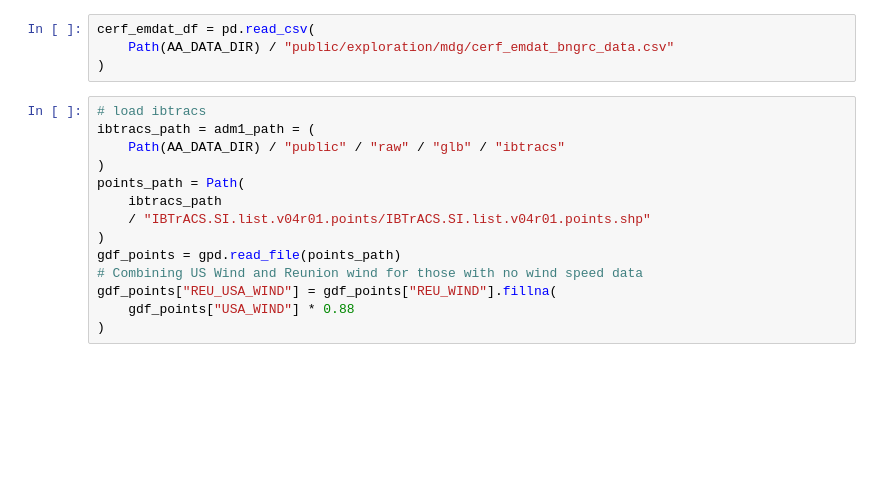
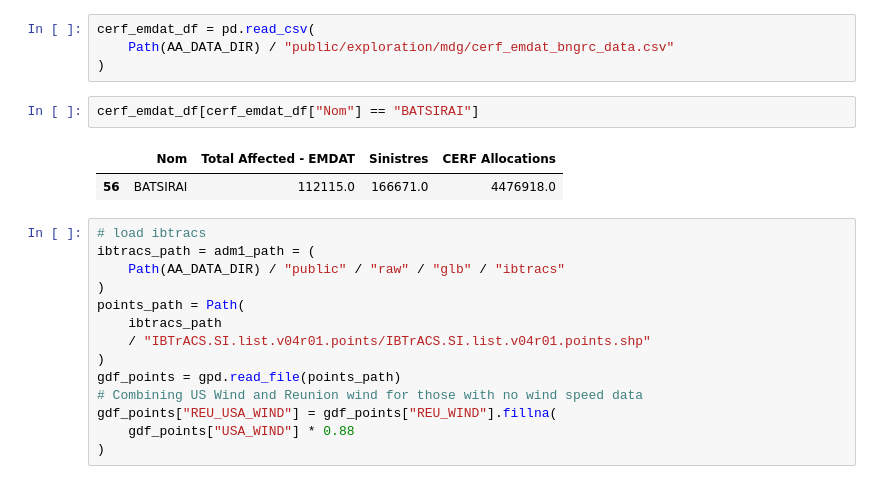
Before and after one commit to OCHA-DAP/ds-aa-mdg-storms, a Jupyter notebook: analysis/01.4_historical_testing_scenarios_ibtracs.ipynb, the cells around one changed output. Saved outputs shown, nothing was run; the diff lists cells and outputs as text; blank space fills up the shorter version.

```diff
--- a/analysis/01.4_historical_testing_scenarios.ipynb
+++ b/analysis/01.4_historical_testing_scenarios_ibtracs.ipynb
@@ -21,6 +21,11 @@ AA_DATA_DIR = os.getenv("AA_DATA_DIR")
 cerf_emdat_df = pd.read_csv(
     Path(AA_DATA_DIR) / "public/exploration/mdg/cerf_emdat_bngrc_data.csv"
 )
+# %%
+cerf_emdat_df[cerf_emdat_df["Nom"] == "BATSIRAI"]
+# %% [output]
+|  | Nom | Total Affected - EMDAT | Sinistres | CERF Allocations |
+| 56 | BATSIRAI | 112115.0 | 166671.0 | 4476918.0 |
 # %%
 # load ibtracs
 ibtracs_path = adm1_path = (
```
Also changed, not shown: parts of 3 cells of this notebook.
